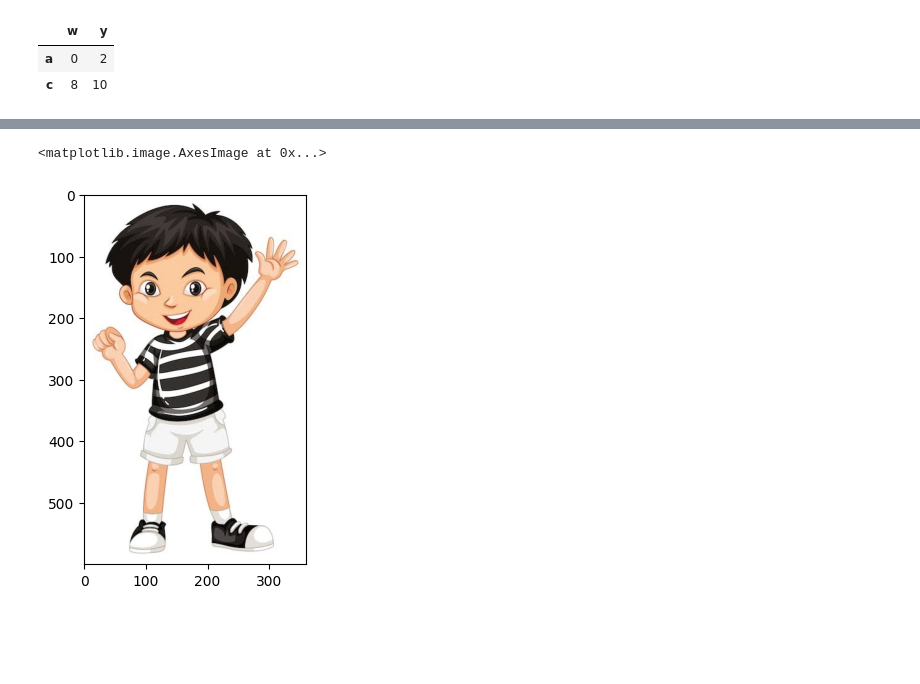
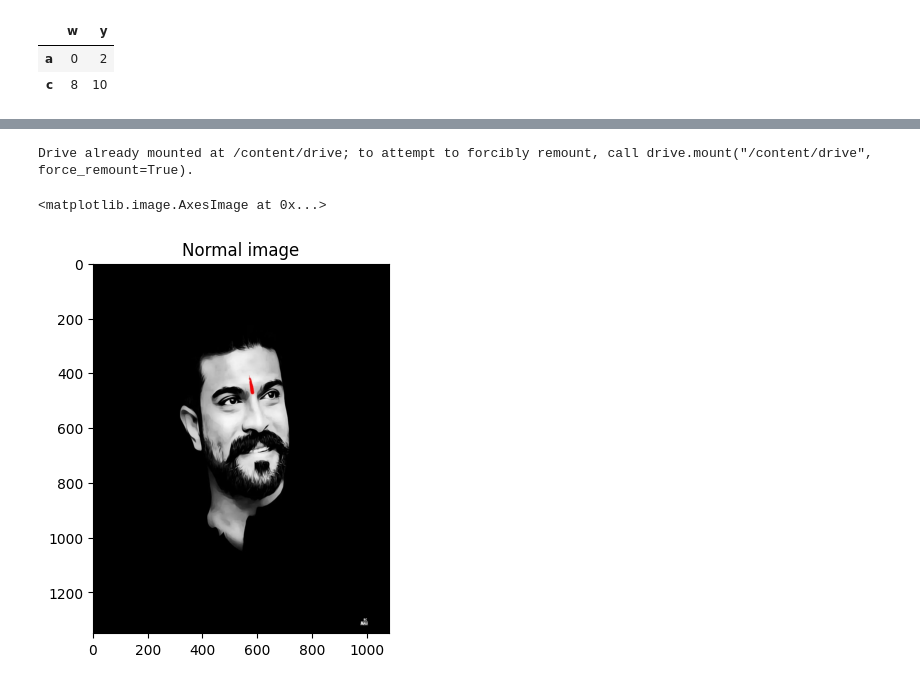
Before and after one commit to Karthikmula/FMMLLAB1, a Jupyter notebook: FMML_2023_Basics_of_Python.ipynb, the cells around one changed output, grey strips where cells are left out. Drawn from its saved outputs; the diff is of its cells as text; code cells hidden in the pictures; blank space fills up the shorter version.

```diff
--- a/FMML_2023_Basics_of_Python.ipynb
+++ b/FMML_2023_Basics_of_Python.ipynb
@@ -433,7 +527,0 @@ plt.show()
-# %%
-file_path ="/content/plt.boy"
-img = plt.imread(file_path)
-plt.imshow(img)
-# %% [output]
-<matplotlib.image.AxesImage at 0x...>
-[figure, removed]
@@ -439,0 +535,12 @@ plt.imshow(img)
+# %%
+from google.colab import drive
+drive.mount('/content/drive')
+import matplotlib.pyplot as plt
+from skimage.transform import rotate
+x=plt.imread("/rc.jpg")
+plt.title("Normal image")
+plt.imshow(x)
+# %% [output]
+Drive already mounted at /content/drive; to attempt to forcibly remount, call drive.mount("/content/drive", force_remount=True).
+<matplotlib.image.AxesImage at 0x...>
+[figure, added]
```
Also changed, not shown: parts of 9 cells of this notebook.
